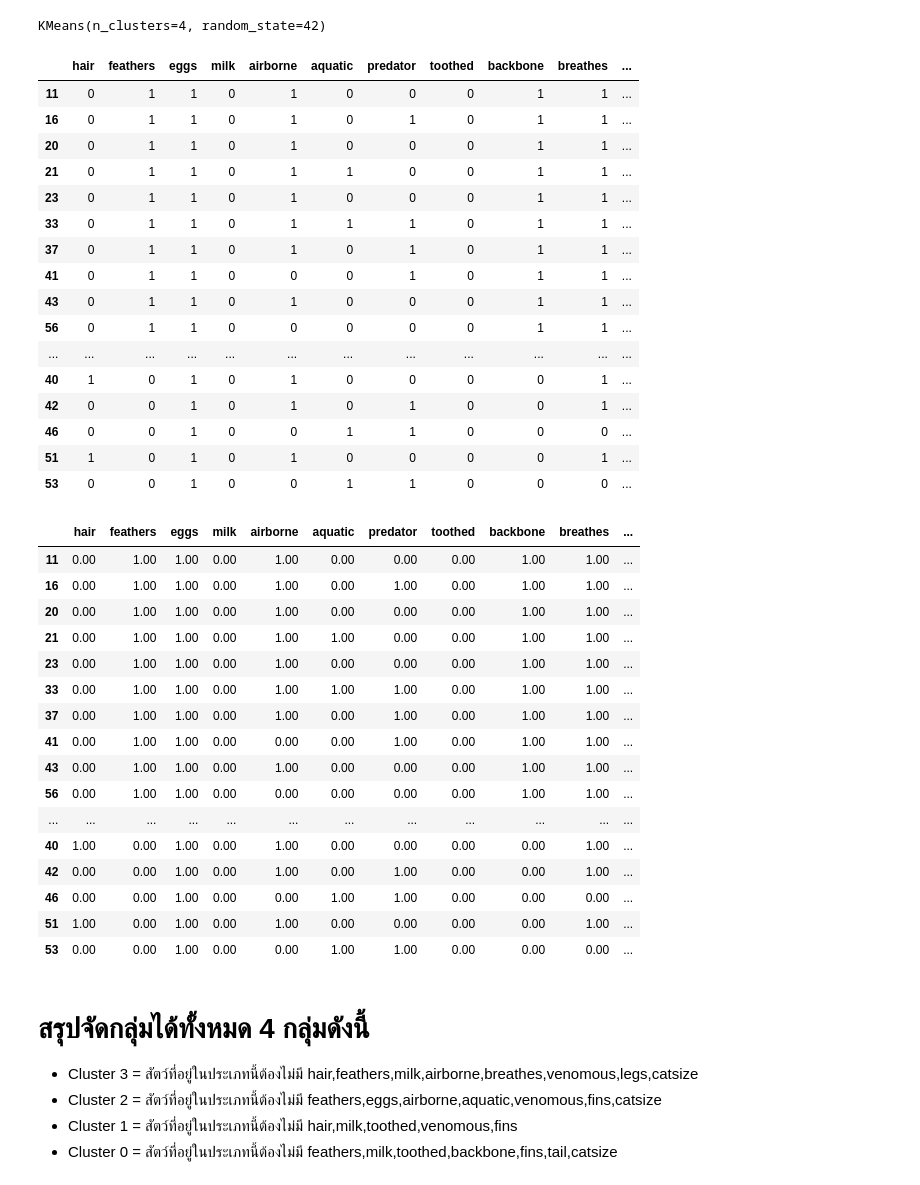
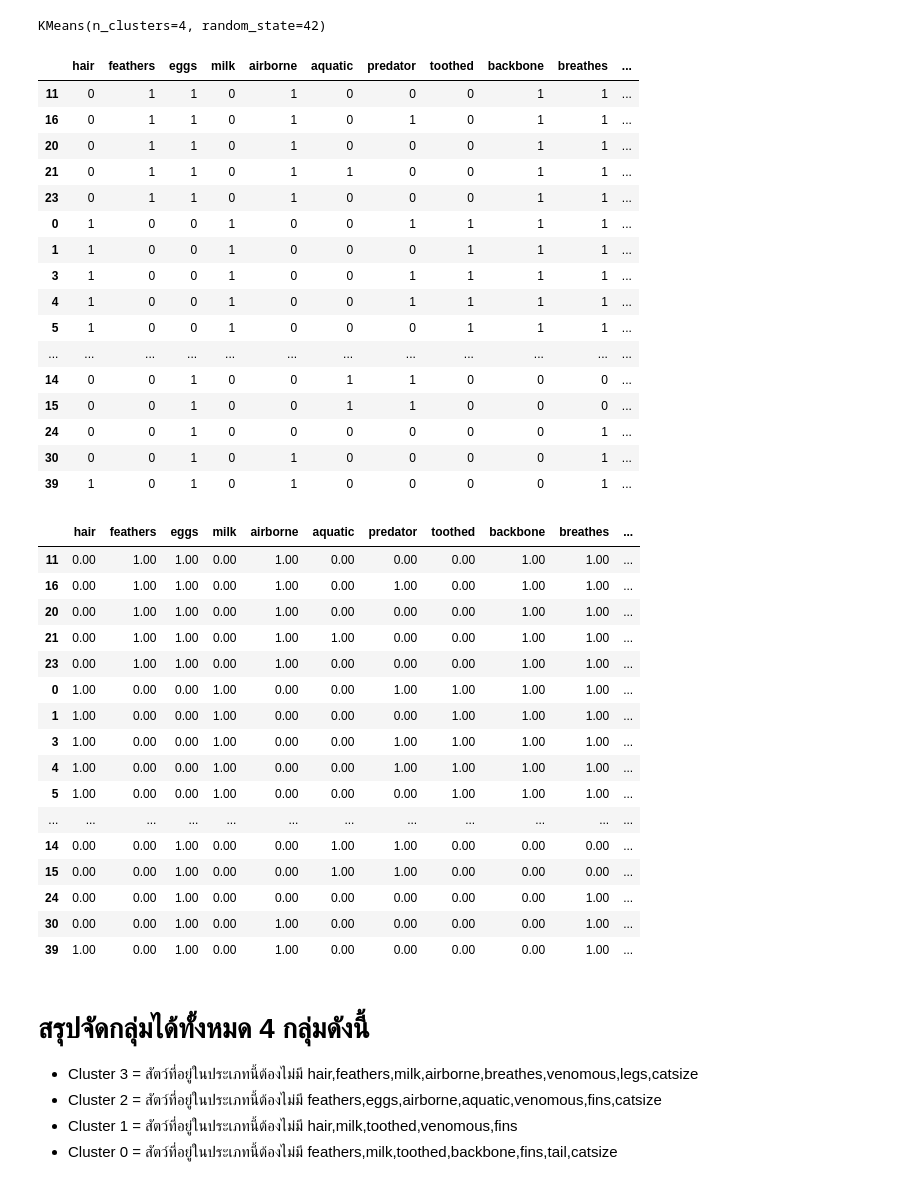
Before and after one commit to Phimphakanph22/bsc_dpdm22, a Jupyter notebook: Project_DataMining.ipynb, the cells around one changed output. Saved outputs shown, nothing was run; the diff lists cells and outputs as text; code cells hidden in the pictures.

```diff
--- a/Project_DataMining.ipynb
+++ b/Project_DataMining.ipynb
@@ -406,28 +406,28 @@ KMeans(n_clusters=4, random_state=42)
 # %%
 # ทำนายกลุ่มข้อมูล
 data_zoo3["Clusters"]=clf_final.predict(X)
 
-# Summary of Clusters  เเสดงเเค่ Top - 10
-cluster_summary=pd.concat([data_zoo3[data_zoo3["Clusters"]==3].head(10),data_zoo3[data_zoo3["Clusters"]==2].head(10),data_zoo3[data_zoo3["Clusters"]==1].head(10),data_zoo3[data_zoo3["Clusters"]==0].head(10)])
+# Summary of Clusters  เเสดงเเค่ Top - 5
+cluster_summary=pd.concat([data_zoo3[data_zoo3["Clusters"]==3].head(5),data_zoo3[data_zoo3["Clusters"]==2].head(5),data_zoo3[data_zoo3["Clusters"]==1].head(5),data_zoo3[data_zoo3["Clusters"]==0].head(5)])
 cluster_summary
 # %% [output]
 |  | hair | feathers | eggs | milk | airborne | aquatic | predator | toothed | backbone | breathes | ... |
 | 11 | 0 | 1 | 1 | 0 | 1 | 0 | 0 | 0 | 1 | 1 | ... |
 | 16 | 0 | 1 | 1 | 0 | 1 | 0 | 1 | 0 | 1 | 1 | ... |
 | 20 | 0 | 1 | 1 | 0 | 1 | 0 | 0 | 0 | 1 | 1 | ... |
 | 21 | 0 | 1 | 1 | 0 | 1 | 1 | 0 | 0 | 1 | 1 | ... |
 | 23 | 0 | 1 | 1 | 0 | 1 | 0 | 0 | 0 | 1 | 1 | ... |
-| 33 | 0 | 1 | 1 | 0 | 1 | 1 | 1 | 0 | 1 | 1 | ... |
-| 37 | 0 | 1 | 1 | 0 | 1 | 0 | 1 | 0 | 1 | 1 | ... |
-| 41 | 0 | 1 | 1 | 0 | 0 | 0 | 1 | 0 | 1 | 1 | ... |
-| 43 | 0 | 1 | 1 | 0 | 1 | 0 | 0 | 0 | 1 | 1 | ... |
-| 56 | 0 | 1 | 1 | 0 | 0 | 0 | 0 | 0 | 1 | 1 | ... |
+| 0 | 1 | 0 | 0 | 1 | 0 | 0 | 1 | 1 | 1 | 1 | ... |
+| 1 | 1 | 0 | 0 | 1 | 0 | 0 | 0 | 1 | 1 | 1 | ... |
+| 3 | 1 | 0 | 0 | 1 | 0 | 0 | 1 | 1 | 1 | 1 | ... |
+| 4 | 1 | 0 | 0 | 1 | 0 | 0 | 1 | 1 | 1 | 1 | ... |
+| 5 | 1 | 0 | 0 | 1 | 0 | 0 | 0 | 1 | 1 | 1 | ... |
 | ... | ... | ... | ... | ... | ... | ... | ... | ... | ... | ... | ... |
-| 40 | 1 | 0 | 1 | 0 | 1 | 0 | 0 | 0 | 0 | 1 | ... |
-| 42 | 0 | 0 | 1 | 0 | 1 | 0 | 1 | 0 | 0 | 1 | ... |
-| 46 | 0 | 0 | 1 | 0 | 0 | 1 | 1 | 0 | 0 | 0 | ... |
-| 51 | 1 | 0 | 1 | 0 | 1 | 0 | 0 | 0 | 0 | 1 | ... |
-| 53 | 0 | 0 | 1 | 0 | 0 | 1 | 1 | 0 | 0 | 0 | ... |
+| 14 | 0 | 0 | 1 | 0 | 0 | 1 | 1 | 0 | 0 | 0 | ... |
+| 15 | 0 | 0 | 1 | 0 | 0 | 1 | 1 | 0 | 0 | 0 | ... |
+| 24 | 0 | 0 | 1 | 0 | 0 | 0 | 0 | 0 | 0 | 1 | ... |
+| 30 | 0 | 0 | 1 | 0 | 1 | 0 | 0 | 0 | 0 | 1 | ... |
+| 39 | 1 | 0 | 1 | 0 | 1 | 0 | 0 | 0 | 0 | 1 | ... |
 # %%
 cluster_summary.style.background_gradient(cmap='Blues').format("{:.2f}")
 # %% [output]
@@ -437,17 +437,17 @@ cluster_summary.style.background_gradient(cmap='Blues').format("{:.2f}")
 | 20 | 0.00 | 1.00 | 1.00 | 0.00 | 1.00 | 0.00 | 0.00 | 0.00 | 1.00 | 1.00 | ... |
 | 21 | 0.00 | 1.00 | 1.00 | 0.00 | 1.00 | 1.00 | 0.00 | 0.00 | 1.00 | 1.00 | ... |
 | 23 | 0.00 | 1.00 | 1.00 | 0.00 | 1.00 | 0.00 | 0.00 | 0.00 | 1.00 | 1.00 | ... |
-| 33 | 0.00 | 1.00 | 1.00 | 0.00 | 1.00 | 1.00 | 1.00 | 0.00 | 1.00 | 1.00 | ... |
-| 37 | 0.00 | 1.00 | 1.00 | 0.00 | 1.00 | 0.00 | 1.00 | 0.00 | 1.00 | 1.00 | ... |
-| 41 | 0.00 | 1.00 | 1.00 | 0.00 | 0.00 | 0.00 | 1.00 | 0.00 | 1.00 | 1.00 | ... |
-| 43 | 0.00 | 1.00 | 1.00 | 0.00 | 1.00 | 0.00 | 0.00 | 0.00 | 1.00 | 1.00 | ... |
-| 56 | 0.00 | 1.00 | 1.00 | 0.00 | 0.00 | 0.00 | 0.00 | 0.00 | 1.00 | 1.00 | ... |
+| 0 | 1.00 | 0.00 | 0.00 | 1.00 | 0.00 | 0.00 | 1.00 | 1.00 | 1.00 | 1.00 | ... |
+| 1 | 1.00 | 0.00 | 0.00 | 1.00 | 0.00 | 0.00 | 0.00 | 1.00 | 1.00 | 1.00 | ... |
+| 3 | 1.00 | 0.00 | 0.00 | 1.00 | 0.00 | 0.00 | 1.00 | 1.00 | 1.00 | 1.00 | ... |
+| 4 | 1.00 | 0.00 | 0.00 | 1.00 | 0.00 | 0.00 | 1.00 | 1.00 | 1.00 | 1.00 | ... |
+| 5 | 1.00 | 0.00 | 0.00 | 1.00 | 0.00 | 0.00 | 0.00 | 1.00 | 1.00 | 1.00 | ... |
 | ... | ... | ... | ... | ... | ... | ... | ... | ... | ... | ... | ... |
-| 40 | 1.00 | 0.00 | 1.00 | 0.00 | 1.00 | 0.00 | 0.00 | 0.00 | 0.00 | 1.00 | ... |
-| 42 | 0.00 | 0.00 | 1.00 | 0.00 | 1.00 | 0.00 | 1.00 | 0.00 | 0.00 | 1.00 | ... |
-| 46 | 0.00 | 0.00 | 1.00 | 0.00 | 0.00 | 1.00 | 1.00 | 0.00 | 0.00 | 0.00 | ... |
-| 51 | 1.00 | 0.00 | 1.00 | 0.00 | 1.00 | 0.00 | 0.00 | 0.00 | 0.00 | 1.00 | ... |
-| 53 | 0.00 | 0.00 | 1.00 | 0.00 | 0.00 | 1.00 | 1.00 | 0.00 | 0.00 | 0.00 | ... |
+| 14 | 0.00 | 0.00 | 1.00 | 0.00 | 0.00 | 1.00 | 1.00 | 0.00 | 0.00 | 0.00 | ... |
+| 15 | 0.00 | 0.00 | 1.00 | 0.00 | 0.00 | 1.00 | 1.00 | 0.00 | 0.00 | 0.00 | ... |
+| 24 | 0.00 | 0.00 | 1.00 | 0.00 | 0.00 | 0.00 | 0.00 | 0.00 | 0.00 | 1.00 | ... |
+| 30 | 0.00 | 0.00 | 1.00 | 0.00 | 1.00 | 0.00 | 0.00 | 0.00 | 0.00 | 1.00 | ... |
+| 39 | 1.00 | 0.00 | 1.00 | 0.00 | 1.00 | 0.00 | 0.00 | 0.00 | 0.00 | 1.00 | ... |
 # %% [markdown]
 # สรุปจัดกลุ่มได้ทั้งหมด 4 กลุ่มดังนี้
 * Cluster 3 = สัตว์ที่อยู่ในประเภทนี้ต้องไม่มี hair,feathers,milk,airborne,breathes,venomous,legs,catsize
```
Also changed, not shown: parts of 1 cell of this notebook.
